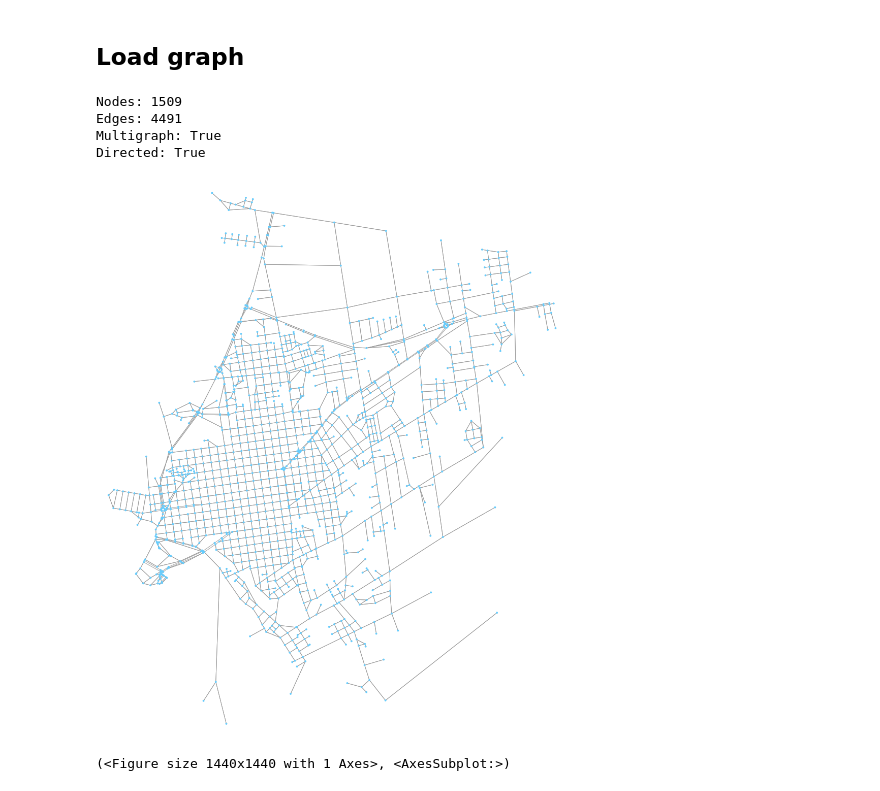
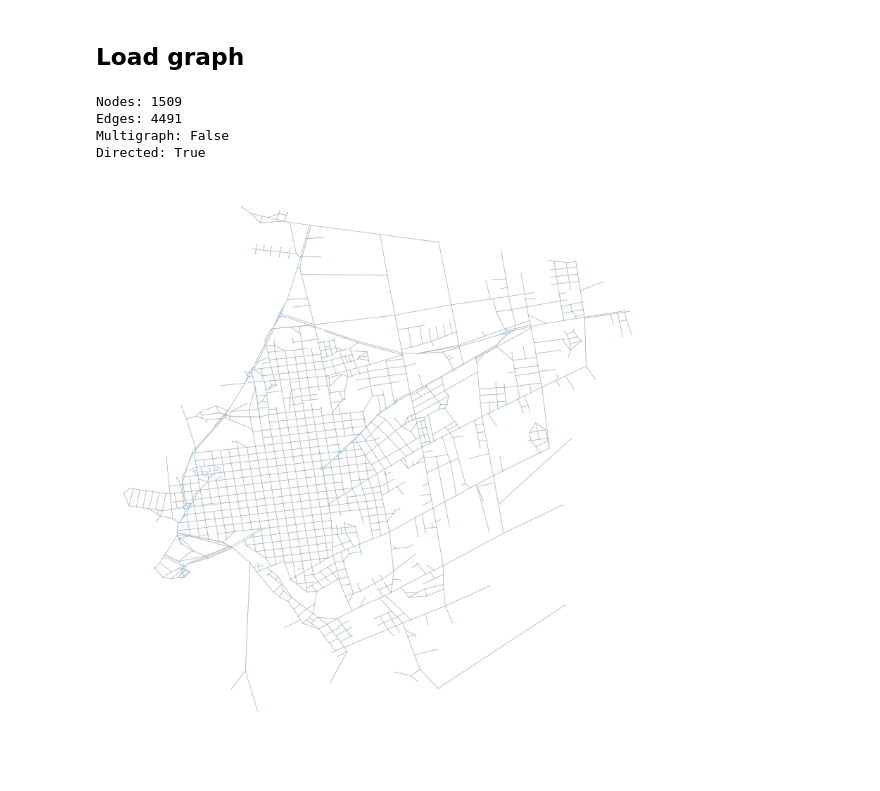
Before and after one commit to joaquinco/bicycle-network-design, a Jupyter notebook: notebooks/Test with Open Street Map.ipynb, the cells around one changed output. Drawn from its saved outputs; the diff is of its cells as text; code cells hidden in the pictures.

```diff
--- a/notebooks/Test with Open Street Map.ipynb
+++ b/notebooks/Test with Open Street Map.ipynb
@@ -22,33 +21,25 @@ file_cache = '../instances/treinta-y-tres/treinta_y_tres.yaml'
 file_cache_dir = os.path.dirname(file_cache)
 
 # Fix graph import from yaml
-if os.path.isfile(file_cache):
-    with open(file_cache, 'r') as file:
-        g = yaml.load(file.read(), Loader=yaml.Loader)
+if os.path.isfile(file_cache) and False:
+    g = bc.persistance.read_graph_from_yaml(file_cache)
 else:
-    g = bc.osm.as_serializable(
-        bc.osm.normalize_osm(
-            ox.graph_from_place('Treinta y Tres, Treinta y Tres, Uruguay')
-        )
-    )
-    # Remove edges that make this graph a multigraph so it's supported by glpk
-    duplicated_edges = [e for e in g.edges(keys=True) if e[2] > 0]
-    g.remove_edges_from(duplicated_edges)
+    g = ox.graph_from_place('Treinta y Tres, Treinta y Tres, Uruguay')
+    g = bc.persistance.normalize_graph_shape(g)
+
     if not os.path.isdir(file_cache_dir):
         os.mkdir(file_cache_dir)
-    with open(file_cache, 'w') as file:
-        file.write(yaml.dump(g))
+    bc.persistance.write_graph_to_yaml(g, file_cache)
 # %%
 print(f'Nodes: {g.number_of_nodes()}')
 print(f'Edges: {g.number_of_edges()}')
 print(f'Multigraph: {g.is_multigraph()}')
 print(f'Directed: {g.is_directed()}')
 
-ox.plot_graph(g, **plot_graph_params)
+bc.draw.draw_graph(g, with_labels=False, node_size=5, width=1)
 # %% [output]
 Nodes: 1509
 Edges: 4491
-Multigraph: True
+Multigraph: False
 Directed: True
-[figure, old version]
+[figure, new version]
-(<Figure size 1440x1440 with 1 Axes>, <AxesSubplot:>)
```
Also changed, not shown: parts of 11 cells of this notebook, 2 other files.
